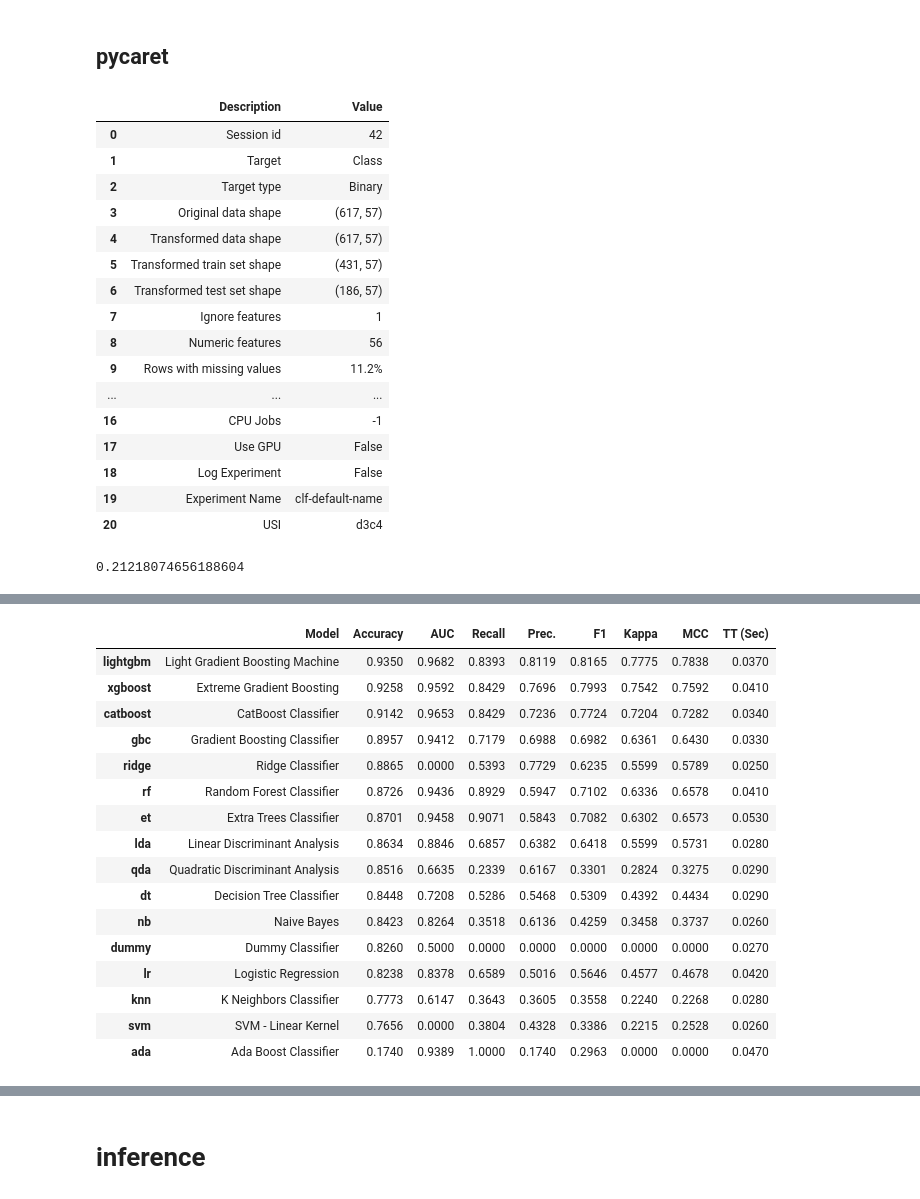
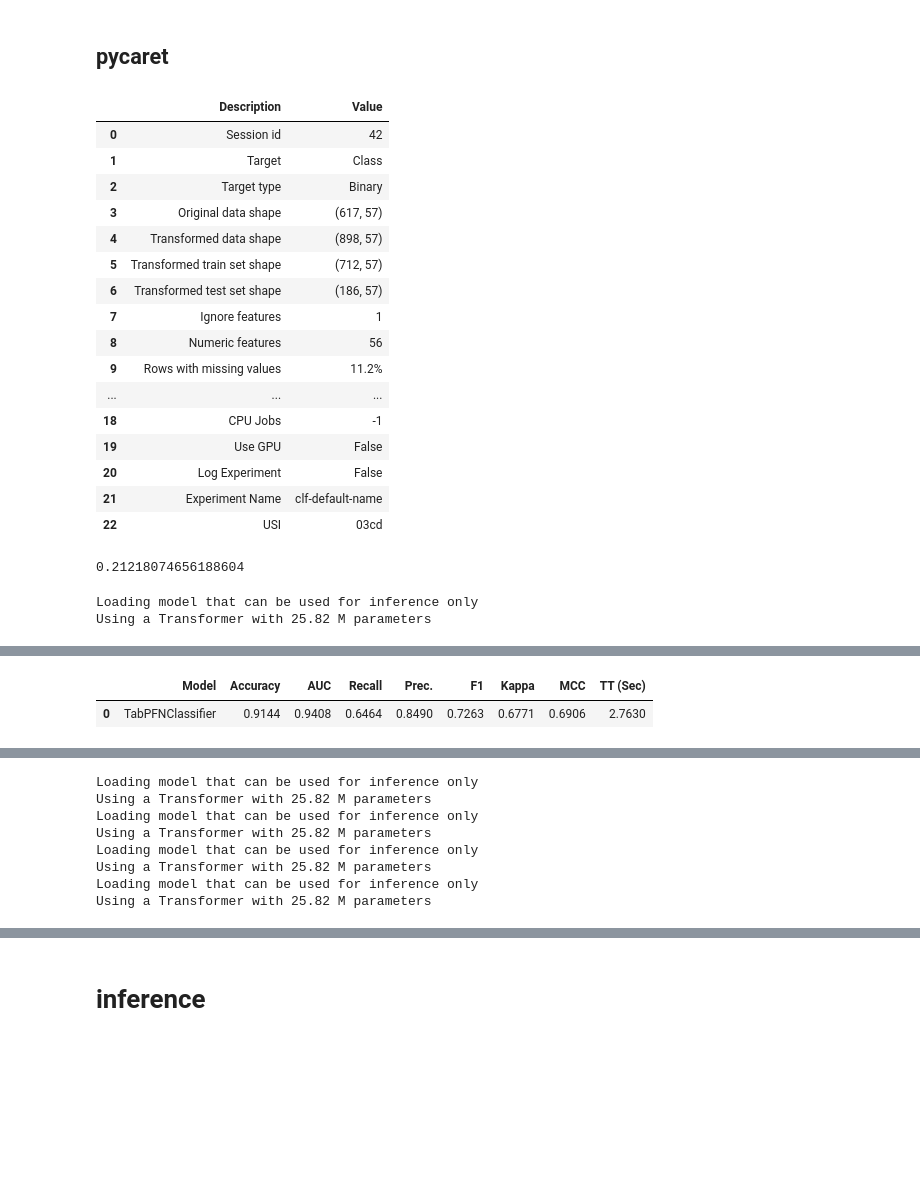
Before and after one commit to aruaru0/icr-kaggle, a Jupyter notebook: ICR-pycaret.ipynb, the cells around one changed output, grey strips where cells are left out. Cells and saved outputs as stored; diff of their text form; code cells hidden in the pictures; blank space fills up the shorter version.

```diff
--- a/ICR-pycaret.ipynb
+++ b/ICR-pycaret.ipynb
@@ -97,25 +163,25 @@ def balanced_log_loss(y_true, y_pred):
 # 独自の評価関数をスコアリング関数に変換
 balanced_log_loss_scorer = make_scorer(balanced_log_loss, greater_is_better=False)
 # %%
-exp1 = setup(df, target = 'Class', ignore_features = ['Id'], session_id=42)
+exp1 = setup(df, target = 'Class', ignore_features = ['Id'], session_id=42, fix_imbalance=True, remove_outliers=False)
 # %% [output]
 |  | Description | Value |
 | 0 | Session id | 42 |
 | 1 | Target | Class |
 | 2 | Target type | Binary |
 | 3 | Original data shape | (617, 57) |
-| 4 | Transformed data shape | (617, 57) |
-| 5 | Transformed train set shape | (431, 57) |
+| 4 | Transformed data shape | (898, 57) |
+| 5 | Transformed train set shape | (712, 57) |
 | 6 | Transformed test set shape | (186, 57) |
 | 7 | Ignore features | 1 |
 | 8 | Numeric features | 56 |
 | 9 | Rows with missing values | 11.2% |
 | ... | ... | ... |
-| 16 | CPU Jobs | -1 |
-| 17 | Use GPU | False |
-| 18 | Log Experiment | False |
-| 19 | Experiment Name | clf-default-name |
-| 20 | USI | d3c4 |
+| 18 | CPU Jobs | -1 |
+| 19 | Use GPU | False |
+| 20 | Log Experiment | False |
+| 21 | Experiment Name | clf-default-name |
+| 22 | USI | 03cd |
 # %%
 count_1 = df['Class'].sum()
 count_0 = df['Class'].count() - count_1
@@ -125,26 +191,25 @@ ratio = count_1 / count_0
 ratio
 # %% [output]
 0.21218074656188604
+# %%
+classification_models = models()
+tabpfn = TabPFNClassifier(N_ensemble_configurations=64)
+# %% [output]
+Loading model that can be used for inference only
+Using a Transformer with 25.82 M parameters
 # %%
 # モデルの構築
-models = compare_models(n_select = 3, probability_threshold = ratio)
+models = compare_models(n_select = 3, sort='AUC') # , probability_threshold = ratio)
 # %% [output]
 [interactive output not drawn]
 |  | Model | Accuracy | AUC | Recall | Prec. | F1 | Kappa | MCC | TT (Sec) |
-| lightgbm | Light Gradient Boosting Machine | 0.9350 | 0.9682 | 0.8393 | 0.8119 | 0.8165 | 0.7775 | 0.7838 | 0.0370 |
-| xgboost | Extreme Gradient Boosting | 0.9258 | 0.9592 | 0.8429 | 0.7696 | 0.7993 | 0.7542 | 0.7592 | 0.0410 |
-| catboost | CatBoost Classifier | 0.9142 | 0.9653 | 0.8429 | 0.7236 | 0.7724 | 0.7204 | 0.7282 | 0.0340 |
-| gbc | Gradient Boosting Classifier | 0.8957 | 0.9412 | 0.7179 | 0.6988 | 0.6982 | 0.6361 | 0.6430 | 0.0330 |
-| ridge | Ridge Classifier | 0.8865 | 0.0000 | 0.5393 | 0.7729 | 0.6235 | 0.5599 | 0.5789 | 0.0250 |
-| rf | Random Forest Classifier | 0.8726 | 0.9436 | 0.8929 | 0.5947 | 0.7102 | 0.6336 | 0.6578 | 0.0410 |
-| et | Extra Trees Classifier | 0.8701 | 0.9458 | 0.9071 | 0.5843 | 0.7082 | 0.6302 | 0.6573 | 0.0530 |
-| lda | Linear Discriminant Analysis | 0.8634 | 0.8846 | 0.6857 | 0.6382 | 0.6418 | 0.5599 | 0.5731 | 0.0280 |
-| qda | Quadratic Discriminant Analysis | 0.8516 | 0.6635 | 0.2339 | 0.6167 | 0.3301 | 0.2824 | 0.3275 | 0.0290 |
-| dt | Decision Tree Classifier | 0.8448 | 0.7208 | 0.5286 | 0.5468 | 0.5309 | 0.4392 | 0.4434 | 0.0290 |
-| nb | Naive Bayes | 0.8423 | 0.8264 | 0.3518 | 0.6136 | 0.4259 | 0.3458 | 0.3737 | 0.0260 |
-| dummy | Dummy Classifier | 0.8260 | 0.5000 | 0.0000 | 0.0000 | 0.0000 | 0.0000 | 0.0000 | 0.0270 |
-| lr | Logistic Regression | 0.8238 | 0.8378 | 0.6589 | 0.5016 | 0.5646 | 0.4577 | 0.4678 | 0.0420 |
-| knn | K Neighbors Classifier | 0.7773 | 0.6147 | 0.3643 | 0.3605 | 0.3558 | 0.2240 | 0.2268 | 0.0280 |
-| svm | SVM - Linear Kernel | 0.7656 | 0.0000 | 0.3804 | 0.4328 | 0.3386 | 0.2215 | 0.2528 | 0.0260 |
-| ada | Ada Boost Classifier | 0.1740 | 0.9389 | 1.0000 | 0.1740 | 0.2963 | 0.0000 | 0.0000 | 0.0470 |
+| 0 | TabPFNClassifier | 0.9144 | 0.9408 | 0.6464 | 0.8490 | 0.7263 | 0.6771 | 0.6906 | 2.7630 |
 [interactive output not drawn]
+Loading model that can be used for inference only
+Using a Transformer with 25.82 M parameters
+Loading model that can be used for inference only
+Using a Transformer with 25.82 M parameters
+Loading model that can be used for inference only
+Using a Transformer with 25.82 M parameters
+Loading model that can be used for inference only
+Using a Transformer with 25.82 M parameters
```
Also changed, not shown: parts of 20 cells of this notebook, 3 other files.
